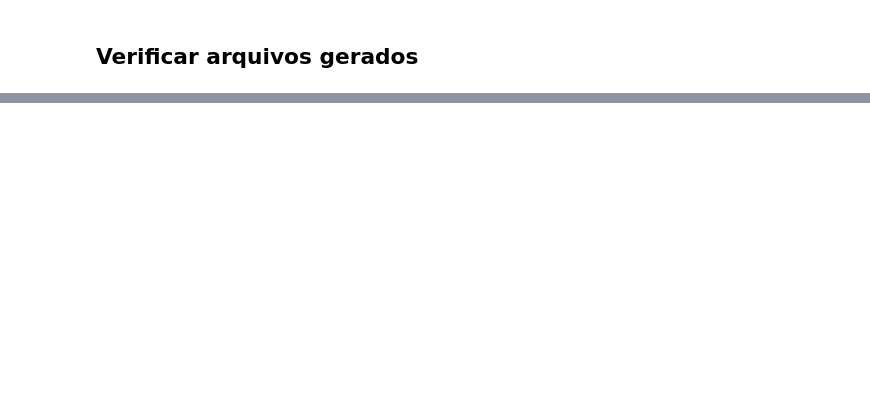
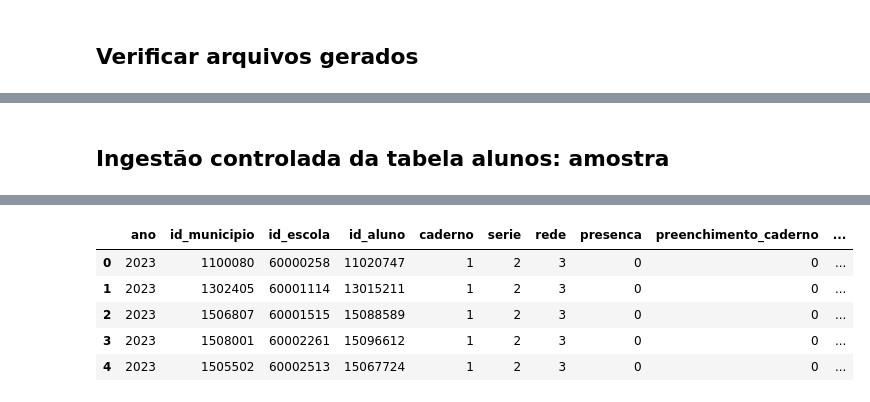
Before and after one commit to acorrea79/techchallenge-fase2-pipeline-alfabetizacao, a Jupyter notebook: notebooks/pipeline_alfabetizacao_colab.ipynb, the cells around one changed output, grey strips where cells are left out. Saved outputs shown, nothing was run; the diff lists cells and outputs as text; code cells hidden in the pictures; blank space fills up the shorter version.

```diff
--- a/notebooks/pipeline_alfabetizacao_colab.ipynb
+++ b/notebooks/pipeline_alfabetizacao_colab.ipynb
@@ -400,0 +557,37 @@ techchallenge-fase2-pipeline-alfabetizacao/
+# %% [markdown]
+## Ingestão controlada da tabela alunos: amostra
+# %%
+# Ingestão controlada da tabela alunos
+# A tabela alunos possui maior volume. Para custo zero, usamos amostra controlada.
+
+query_alunos_sample = f"""
+SELECT
+  ano,
+  id_municipio,
+  id_escola,
+  id_aluno,
+  caderno,
+  serie,
+  rede,
+  presenca,
+  preenchimento_caderno,
+  alfabetizado,
+  proficiencia,
+  peso_aluno
+FROM
+  `{TABLES["alunos"]}`
+LIMIT {ALUNOS_SAMPLE_SIZE}
+"""
+
+alunos_sample_file = BATCH_OUTPUT_PATH / "alunos_sample.csv"
+
+df_alunos_sample = run_query_to_csv(
+    query=query_alunos_sample,
+    output_file=alunos_sample_file,
+    description=f"Ingestão controlada da tabela alunos com LIMIT {ALUNOS_SAMPLE_SIZE}"
+)
+
+display(df_alunos_sample.head())
+
+write_log("Amostra da tabela alunos gerada com sucesso.")
+# %% [output]
@@ -400,0 +596,6 @@ techchallenge-fase2-pipeline-alfabetizacao/
+|  | ano | id_municipio | id_escola | id_aluno | caderno | serie | rede | presenca | preenchimento_caderno | ... |
+| 0 | 2023 | 1100080 | 60000258 | 11020747 | 1 | 2 | 3 | 0 | 0 | ... |
+| 1 | 2023 | 1302405 | 60001114 | 13015211 | 1 | 2 | 3 | 0 | 0 | ... |
+| 2 | 2023 | 1506807 | 60001515 | 15088589 | 1 | 2 | 3 | 0 | 0 | ... |
+| 3 | 2023 | 1508001 | 60002261 | 15096612 | 1 | 2 | 3 | 0 | 0 | ... |
+| 4 | 2023 | 1505502 | 60002513 | 15067724 | 1 | 2 | 3 | 0 | 0 | ... |
```
Also changed, not shown: parts of 28 cells of this notebook.
